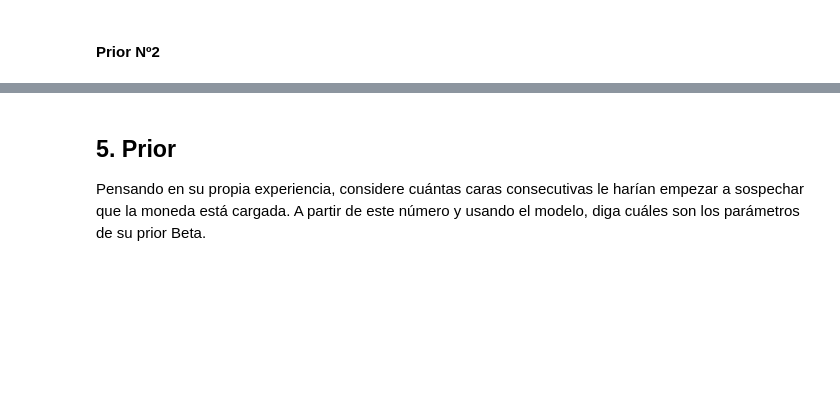
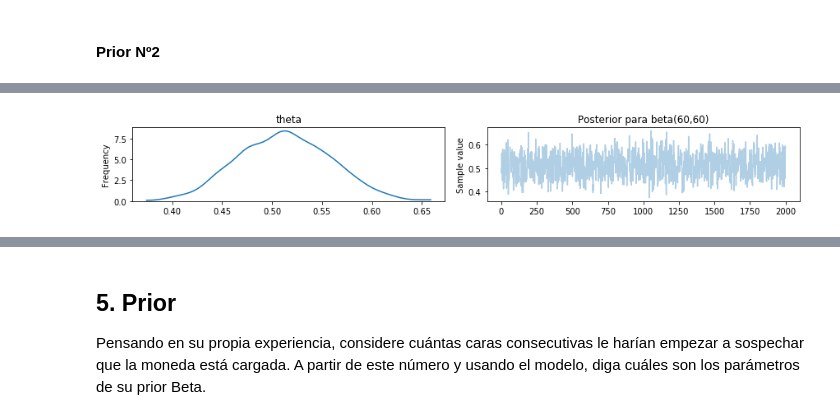
Before and after one commit to barbeiton/tpscd, a Jupyter notebook: tp5/tp5.ipynb, the cells around one changed output, grey strips where cells are left out. Cells and saved outputs as stored; diff of their text form; code cells hidden in the pictures; blank space fills up the shorter version.

```diff
--- a/tp5/tp5.ipynb
+++ b/tp5/tp5.ipynb
@@ -193,4 +214,6 @@ trace6, modelo6 = correr_modelo(tiradas=3, caras=3, iteraciones=2000, alpha=60,
 # %%
 pm.traceplot(trace6)
-plt.title("Posterior para beta(100,100)")
+plt.title("Posterior para beta(60,60)")
 plt.show()
+# %% [output]
+[figure, added]
```
Also changed, not shown: parts of 20 cells of this notebook.
